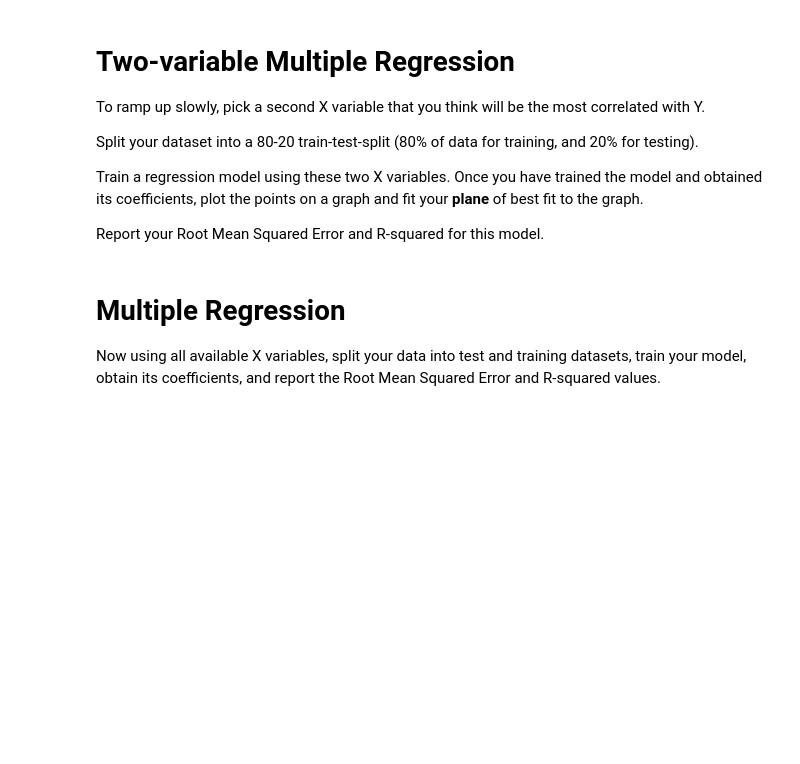
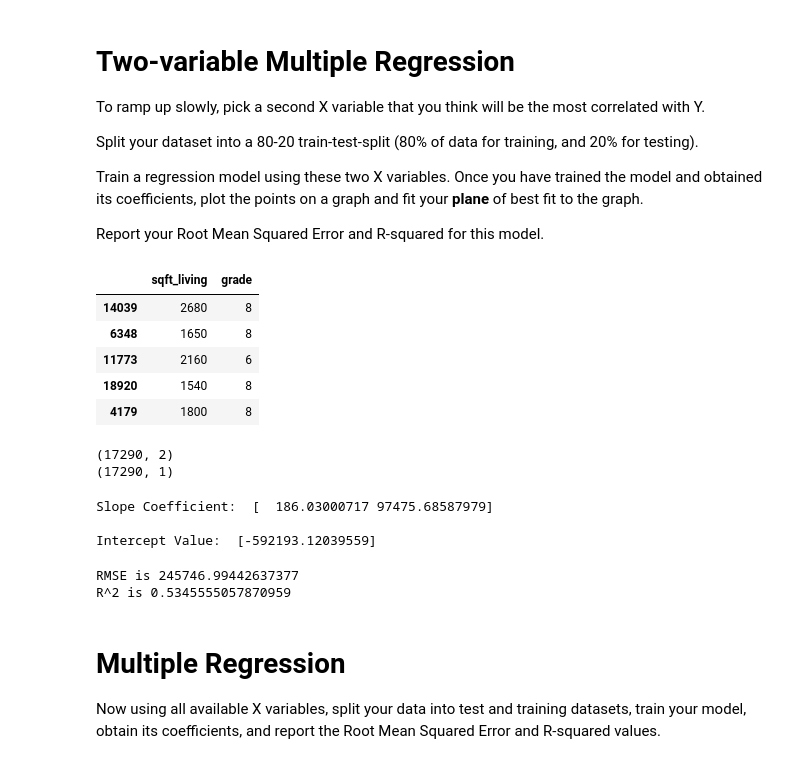
Before and after one commit to derek-shing/AB-Demo, a Jupyter notebook: Linear_Regression_Assignment.ipynb, the cells around one changed output. Cells and saved outputs as stored; diff of their text form; code cells hidden in the pictures; blank space fills up the shorter version.

```diff
--- a/Linear_Regression_Assignment.ipynb
+++ b/Linear_Regression_Assignment.ipynb
@@ -47,0 +120,31 @@ Report your Root Mean Squared Error and R-squared for this model.
+# %%
+##### Your Code Here #####
+
+X = df[['sqft_living','grade']]
+y = df.loc[:, ['price']].values
+X_train, X_test, y_train, y_test = train_test_split(X, y, test_size=.2)
+# %%
+X_train.head()
+# %% [output]
+|  | sqft_living | grade |
+| 14039 | 2680 | 8 |
+| 6348 | 1650 | 8 |
+| 11773 | 2160 | 6 |
+| 18920 | 1540 | 8 |
+| 4179 | 1800 | 8 |
+# %%
+print(X_train.shape)
+print(y_train.shape)
+# %% [output]
+(17290, 2)
+(17290, 1)
+# %%
+model = LinearRegression()
+model.fit(X_train, y_train)
+
+print("Slope Coefficient: ", model.coef_[0])
+print("\nIntercept Value: ", model.intercept_)
+# %% [output]
+Slope Coefficient:  [  186.03000717 97475.68587979]
+
+Intercept Value:  [-592193.12039559]
@@ -48,3 +153,19 @@ Report your Root Mean Squared Error and R-squared for this model.
+# %%
+y_test_predict = model.predict(X_test)
+
+#MSE = mean_squared_error(y_test, y_test_predict)
+
+RMSE = (np.sqrt(mean_squared_error(y_test, y_test_predict)))
+
+#print('MSE is {}'.format(MSE))
+print('RMSE is {}'.format(RMSE))
+
+R2 = r2_score(y_test, y_test_predict)
+
+print('R^2 is {}'.format(R2))
+# %% [output]
+RMSE is 245746.99442637377
+R^2 is 0.5345555057870959
 # %% [markdown]
 # Multiple Regression
 
```
Also changed, not shown: parts of 13 cells of this notebook.
